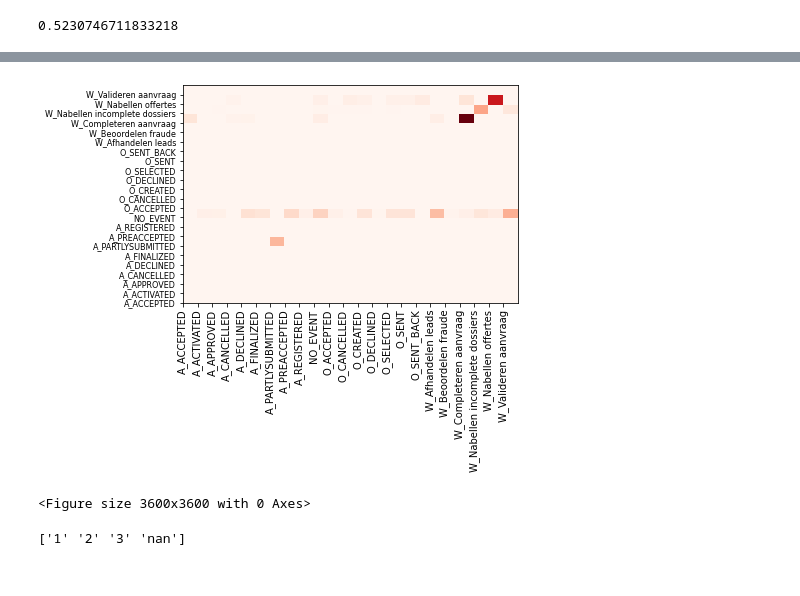
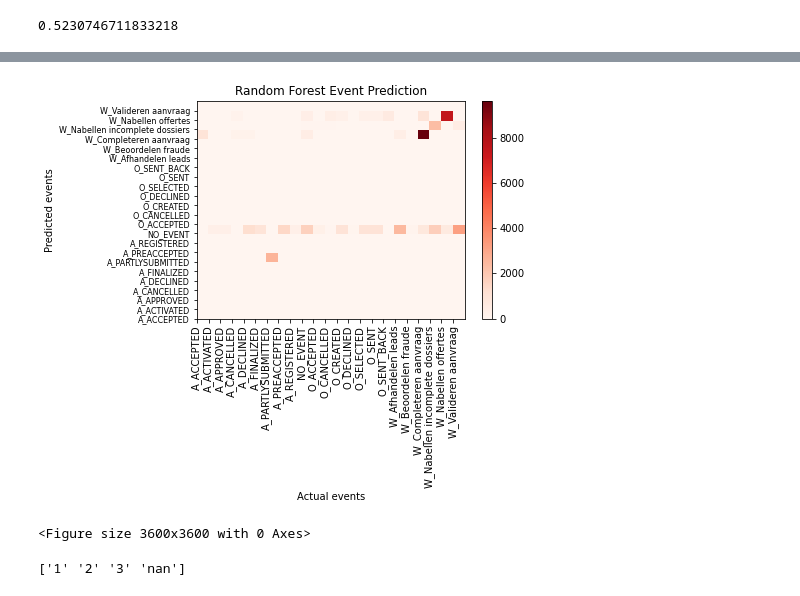
Before and after one commit to JiapengFan/2IOI0-group-16, a Jupyter notebook: process_mining_random_forest.ipynb, the cells around one changed output, grey strips where cells are left out. Saved outputs shown, nothing was run; the diff lists cells and outputs as text; code cells hidden in the pictures.

```diff
--- a/process_mining_random_forest.ipynb
+++ b/process_mining_random_forest.ipynb
@@ -238,34 +238,38 @@ TypeError: '<' not supported between instances of 'NoneType' and 'str'
 from testing.testing_events import confusion_matrix_event
 import math
 import seaborn as sns
 import matplotlib.pyplot as plt
 
 actual_array = df_test['actual_next_event'].to_numpy().copy()
 
 for idx, event in enumerate(actual_array):
     try:
         np.isnan(event)
         actual_array[idx] = 'NO_EVENT'
     except:
         continue
 
 y_predict_events = np.where(y_predict_events == None, 'NO_EVENT', y_predict_events)
 uniqueEvents = np.unique(actual_array)
 
 confusion_matrix_event = confusion_matrix_event(actual_array, y_predict_events, uniqueEvents)
 
 # Plot confusion matrix
 # confusion_matrix = pd.crosstab(confusion_matrix_event[uniqueEvents], confusion_matrix_event[uniqueEvents])
 
 #confusion matrix with color
 plt.pcolor(confusion_matrix_event, cmap='Reds')
 plt.yticks(np.arange(len(confusion_matrix_event)), confusion_matrix_event.index)
 plt.xticks(np.arange(len(confusion_matrix_event)), confusion_matrix_event.columns, rotation = 90)
+plt.colorbar()
 plt.tick_params(axis='y', which='major', labelsize=8)
+plt.title('Random Forest Event Prediction')
+plt.xlabel('Actual events')
+plt.ylabel('Predicted events')
 plt.figure(figsize=(50, 50))
 plt.show()
 # %% [output]
-[figure, old version]
+[figure, new version]
 <Figure size 3600x3600 with 0 Axes>
 # %%
 test = np.array(['1', '2', '3', np.nan])
```
Also changed, not shown: parts of 2 cells of this notebook, 1 other file.
